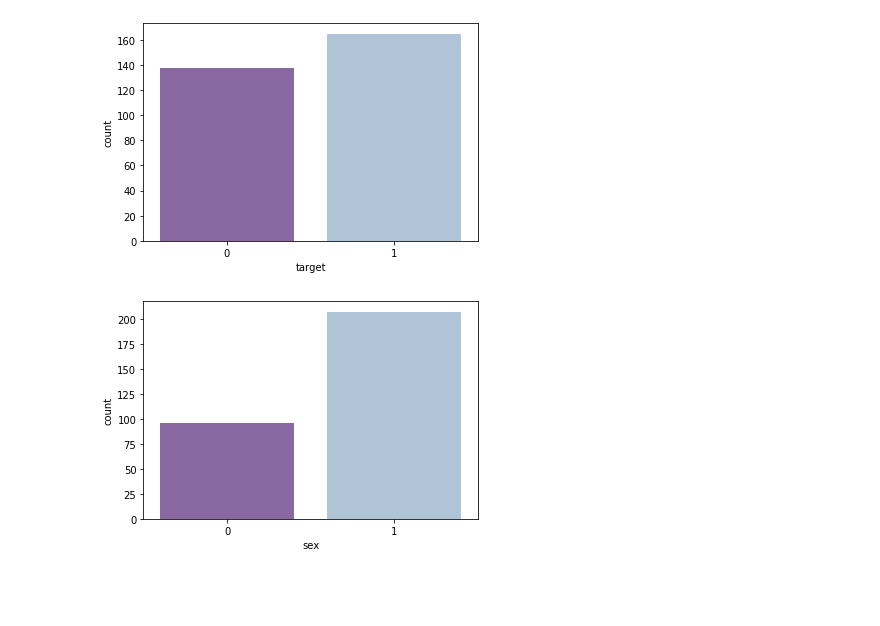
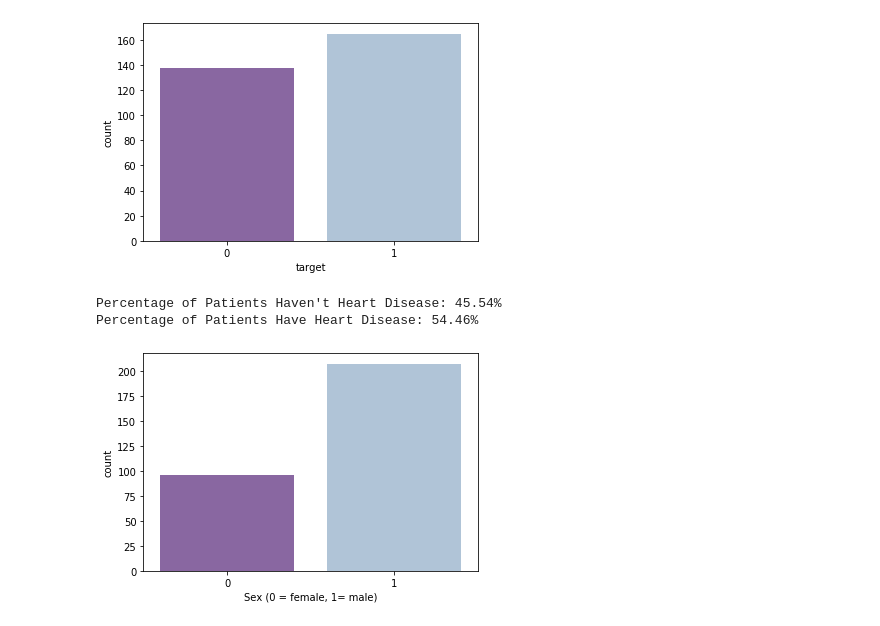
Before and after one commit to shuangsong/heart_attack_prediction, a Jupyter notebook: heart.ipynb, the cells around one changed output. Cells and saved outputs as stored; diff of their text form; code cells hidden in the pictures; blank space fills up the shorter version.

```diff
--- a/heart.ipynb
+++ b/heart.ipynb
@@ -27,8 +79,17 @@ sns.countplot(x="target", data=df, palette="BuPu_r")
 plt.show()
 # %% [output]
 [figure]
+# %%
+countNoDisease = len(heart[heart.target == 0]) # no disease is 0
+countHaveDisease = len(heart[heart.target == 1])
+print("Percentage of Patients Haven't Heart Disease: {:.2f}%".format((countNoDisease / (len(heart.target))*100)))
+print("Percentage of Patients Have Heart Disease: {:.2f}%".format((countHaveDisease / (len(heart.target))*100)))
+# %% [output]
+Percentage of Patients Haven't Heart Disease: 45.54%
+Percentage of Patients Have Heart Disease: 54.46%
 # %%
-sns.countplot(x="sex", data=df, palette="BuPu_r")
+sns.countplot(x='sex', data=heart, palette="BuPu_r")
+plt.xlabel("Sex (0 = female, 1= male)")
 plt.show()
 # %% [output]
-[figure, old version]
+[figure, new version]
```
Also changed, not shown: parts of 27 cells of this notebook.
